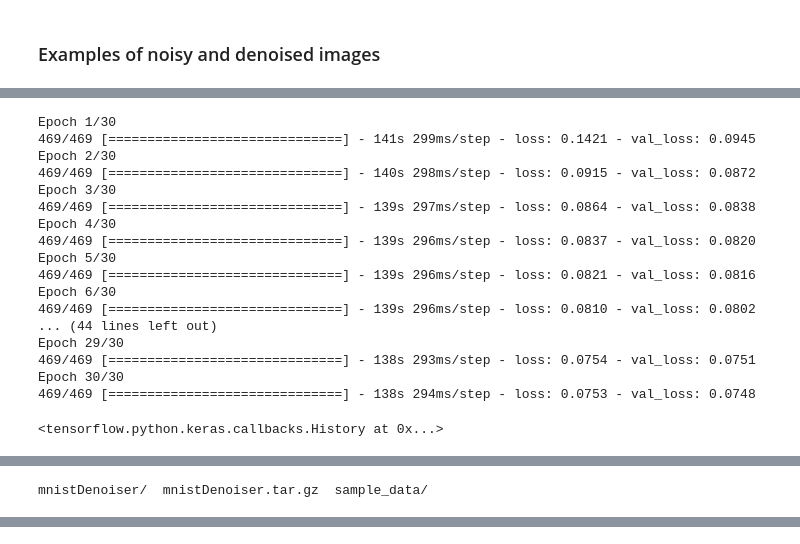
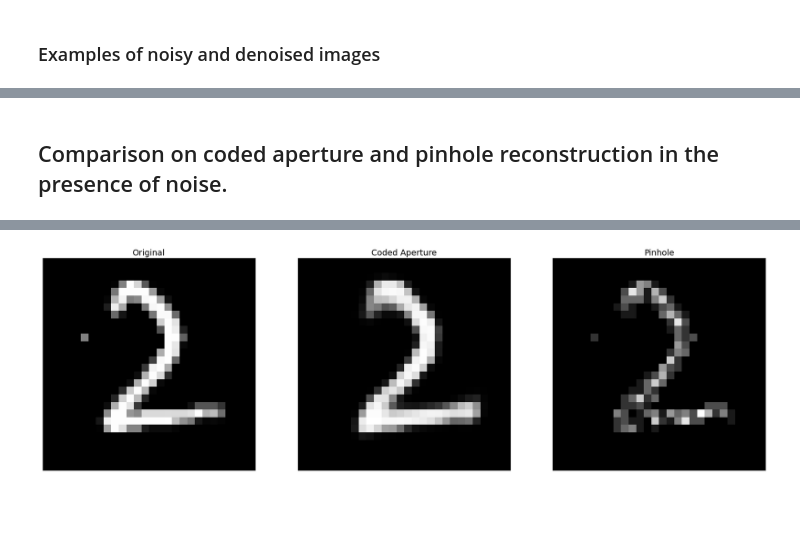
Before and after one commit to djbradyAtOpticalSciencesArizona/computationalImaging, a Jupyter notebook: rays/codeApertureImaging.ipynb, the cells around one changed output, grey strips where cells are left out. Cells and saved outputs as stored; diff of their text form; code cells hidden in the pictures; blank space fills up the shorter version.

```diff
--- a/rays/codeApertureImaging.ipynb
+++ b/rays/codeApertureImaging.ipynb
@@ -334,32 +361,3 @@ files.download('muraCodedApertureNeuralDenoise.pdf')
-# %%
-
-autoencoder.fit(
-    x=g_train,
-    y=x_train,
-    epochs=30,
-    batch_size=128,
-    shuffle=True,
-    validation_data=(g_test, x_test),
-)
-# %% [output]
-Epoch 1/30
-469/469 [==============================] - 141s 299ms/step - loss: 0.1421 - val_loss: 0.0945
-Epoch 2/30
-469/469 [==============================] - 140s 298ms/step - loss: 0.0915 - val_loss: 0.0872
-Epoch 3/30
-469/469 [==============================] - 139s 297ms/step - loss: 0.0864 - val_loss: 0.0838
-Epoch 4/30
-469/469 [==============================] - 139s 296ms/step - loss: 0.0837 - val_loss: 0.0820
-Epoch 5/30
-469/469 [==============================] - 139s 296ms/step - loss: 0.0821 - val_loss: 0.0816
-Epoch 6/30
-469/469 [==============================] - 139s 296ms/step - loss: 0.0810 - val_loss: 0.0802
-... (44 lines left out)
-Epoch 29/30
-469/469 [==============================] - 138s 293ms/step - loss: 0.0754 - val_loss: 0.0751
-Epoch 30/30
-469/469 [==============================] - 138s 294ms/step - loss: 0.0753 - val_loss: 0.0748
-<tensorflow.python.keras.callbacks.History at 0x...>
 # %%
 !rm -r mistDenoiser/
 autoencoder.save("mnistDenoiser")
@@ -382,7 +380,37 @@ files.download('mnistDenoiser.tar.gz')
 # %% [output]
 [interactive output not drawn]
 [interactive output not drawn]
-# %%
-ls
-# %% [output]
-mnistDenoiser/  mnistDenoiser.tar.gz  sample_data/
+# %% [markdown]
+## Comparison on coded aperture and pinhole reconstruction in the presence of noise.
+# %%
+testImage=x_test[512,:,:]
+testImage[10,5,0]=.5
+plt.figure(figsize=(30, 10))
+plt.rcParams.update({'font.size': 16})
+ax = plt.subplot(1, 3, 1)
+plt.imshow(testImage.reshape(28,28))
+plt.gray()
+ax.get_xaxis().set_visible(False)
+ax.get_yaxis().set_visible(False)
+ax.set_title('Original')
+g=cv2.resize(signal.convolve2d(ht,np.random.poisson(5*signal.convolve2d(t,testImage.reshape(28,28), mode='same',boundary='wrap'))\
+                                               ,mode='same',boundary='wrap'),dsize=(28,28))
+g=g/np.max(g)
+g = np.reshape(g, (1, 28, 28, 1))
+fEst=autoencoder.predict(g)
+ax = plt.subplot(1, 3, 2)
+plt.imshow(fEst[0,:,:,0])
+plt.gray()
+ax.get_xaxis().set_visible(False)
+ax.get_yaxis().set_visible(False)
+ax.set_title('Coded Aperture')
+fPinhole=np.random.poisson(5*testImage.reshape(28,28))
+ax = plt.subplot(1, 3, 3)
+plt.imshow(fPinhole)
+plt.gray()
+ax.get_xaxis().set_visible(False)
+ax.get_yaxis().set_visible(False)
+ax.set_title('Pinhole')
+plt.savefig('muraCodedAperturevsPinhole.pdf')
+files.download('muraCodedAperturevsPinhole.pdf')
+# %% [output]
@@ -388,0 +419 @@ mnistDenoiser/  mnistDenoiser.tar.gz  sample_data/
+[figure, added]
```
Also changed, not shown: parts of 9 cells of this notebook.
